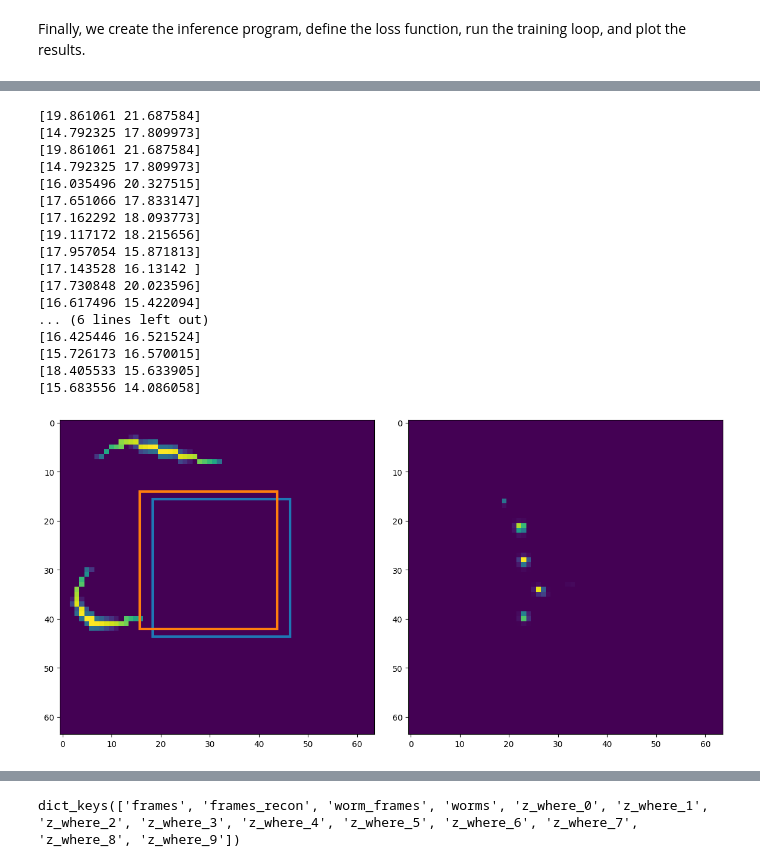
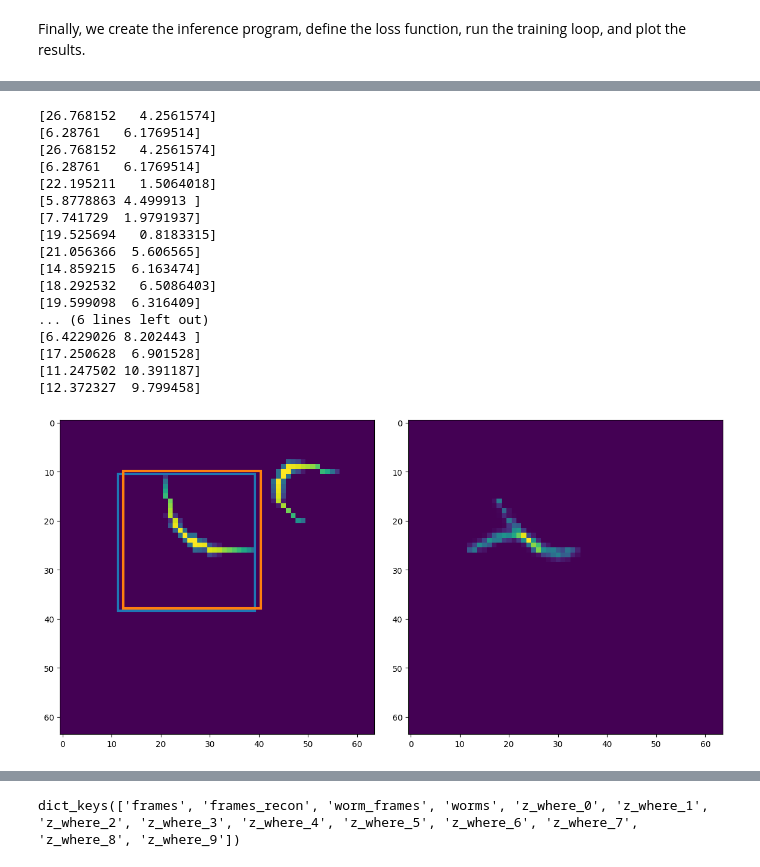
Before and after one commit to deoxyribose/wormsim, a Jupyter notebook: wormsim_encoder_only.ipynb, the cells around one changed output, grey strips where cells are left out. Drawn from its saved outputs; the diff is of its cells as text; code cells hidden in the pictures.

```diff
--- a/wormsim_encoder_only.ipynb
+++ b/wormsim_encoder_only.ipynb
@@ -761,48 +759,48 @@ out, _, _ = coix.traced_evaluate(program, seed=jax.random.PRNGKey(1))(
 )
 out = out[0]
 # %%
-b = 2
+b = 1
 prop_cycle = plt.rcParams["axes.prop_cycle"]
 colors = prop_cycle.by_key()["color"]
 fig, axes = plt.subplots(1, 2, figsize=(12, 6))
 def animate(i):
   axes[0].cla()
   axes[0].imshow(test_data[b, i])
   axes[1].cla()
   axes[1].imshow(out["frames_recon"][0, b, i])
   for d in range(2):
     foo = out[f"z_where_{i}"][0, b, d]
     # foo = jnp.array([-1, 1])
     # print(foo)
     where = 0.5 * (foo + 1) * (frame_size - 28) - 0.5
     print(where)
     color = colors[d]
     axes[0].add_patch(
         Rectangle(where, 28, 28, edgecolor=color, lw=3, fill=False)
     )
 plt.rc("animation", html="jshtml")
 plt.tight_layout()
 ani = animation.FuncAnimation(fig, animate, frames=range(10), interval=300)
 writer = animation.PillowWriter(fps=15)
 ani.save("worms.gif", writer=writer)
 plt.show()
 # %% [output]
-[19.861061 21.687584]
-[14.792325 17.809973]
-[19.861061 21.687584]
-[14.792325 17.809973]
-[16.035496 20.327515]
-[17.651066 17.833147]
-[17.162292 18.093773]
-[19.117172 18.215656]
-[17.957054 15.871813]
-[17.143528 16.13142 ]
-[17.730848 20.023596]
-[16.617496 15.422094]
+[26.768152   4.2561574]
+[6.28761   6.1769514]
+[26.768152   4.2561574]
+[6.28761   6.1769514]
+[22.195211   1.5064018]
+[5.8778863 4.499913 ]
+[7.741729  1.9791937]
+[19.525694   0.8183315]
+[21.056366  5.606565]
+[14.859215  6.163474]
+[18.292532   6.5086403]
+[19.599098  6.316409]
 ... (6 lines left out)
-[16.425446 16.521524]
-[15.726173 16.570015]
-[18.405533 15.633905]
-[15.683556 14.086058]
+[6.4229026 8.202443 ]
+[17.250628  6.901528]
+[11.247502 10.391187]
+[12.372327  9.799458]
-[figure, old version]
+[figure, new version]
 # %%
```
Also changed, not shown: parts of 9 cells of this notebook.
